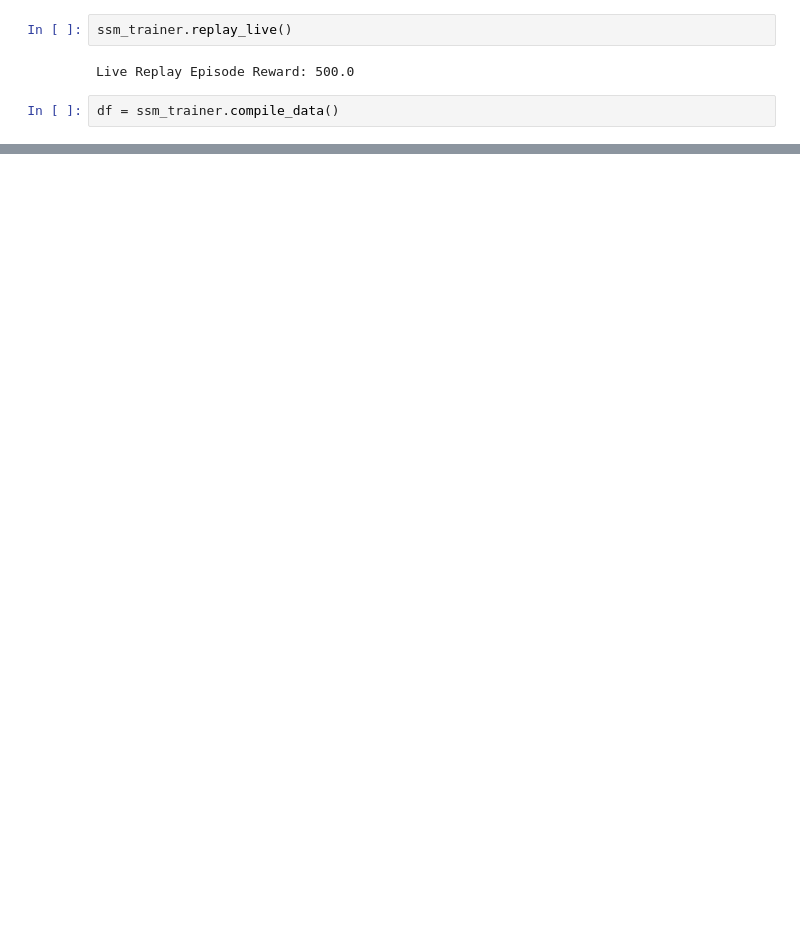
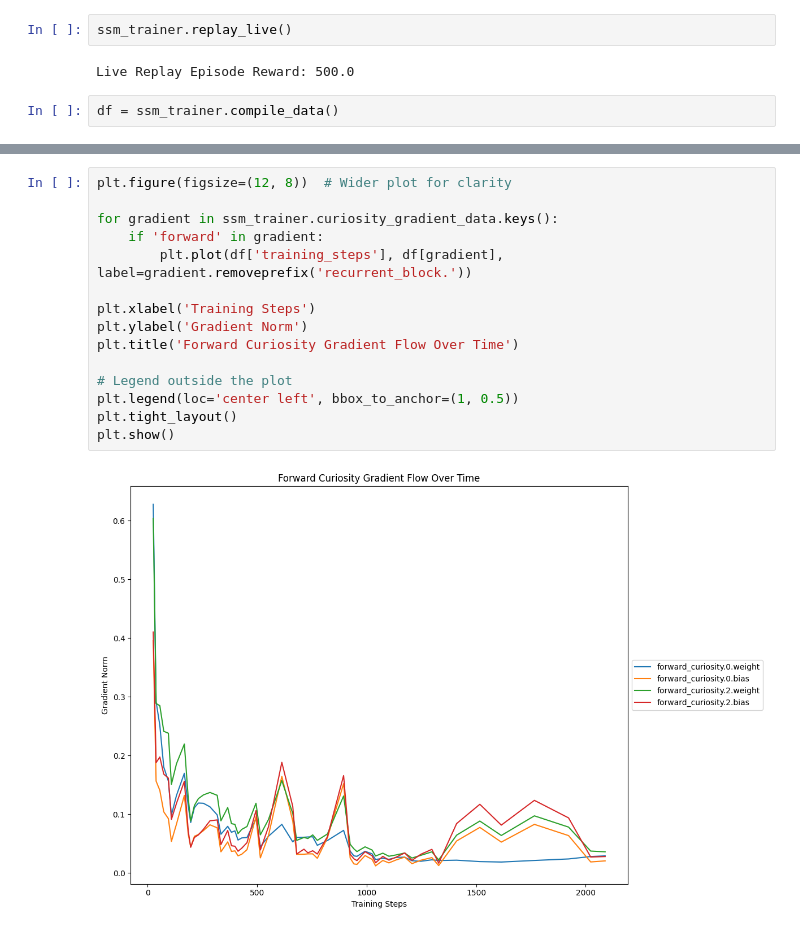
Before and after one commit to hytebyte32/SSM-PPO, a Jupyter notebook: Cart_Pole_Demo/cartpolev1_demo.ipynb, the cells around one changed output, grey strips where cells are left out. Saved outputs shown, nothing was run; the diff lists cells and outputs as text; blank space fills up the shorter version.

```diff
--- a/Cart_Pole_Demo/cartpolev1_demo.ipynb
+++ b/Cart_Pole_Demo/cartpolev1_demo.ipynb
@@ -112,0 +118,17 @@ plt.show()
+# %%
+plt.figure(figsize=(12, 8))  # Wider plot for clarity
+
+for gradient in ssm_trainer.curiosity_gradient_data.keys():
+    if 'forward' in gradient:
+        plt.plot(df['training_steps'], df[gradient], label=gradient.removeprefix('recurrent_block.'))
+
+plt.xlabel('Training Steps')
+plt.ylabel('Gradient Norm')
+plt.title('Forward Curiosity Gradient Flow Over Time')
+
+# Legend outside the plot
+plt.legend(loc='center left', bbox_to_anchor=(1, 0.5))
+plt.tight_layout()
+plt.show()
+# %% [output]
+[figure, added]
```
Also changed, not shown: parts of 10 cells of this notebook.
